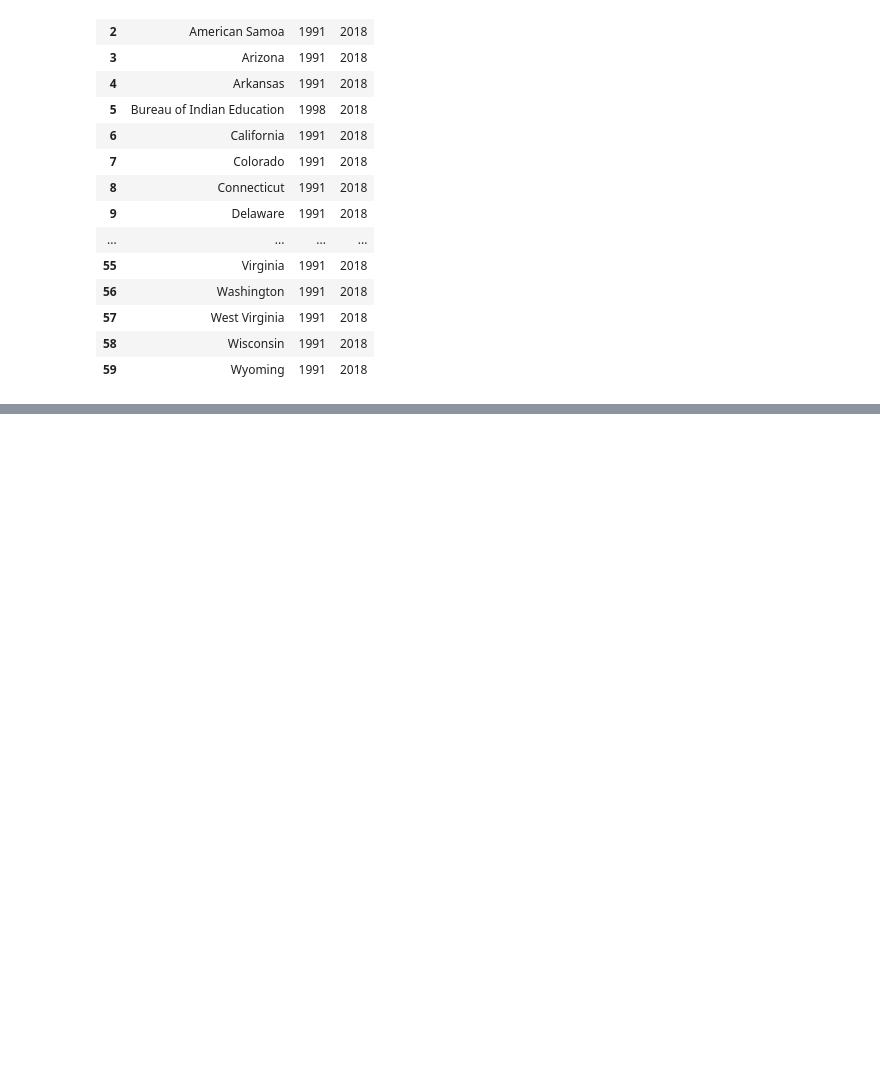
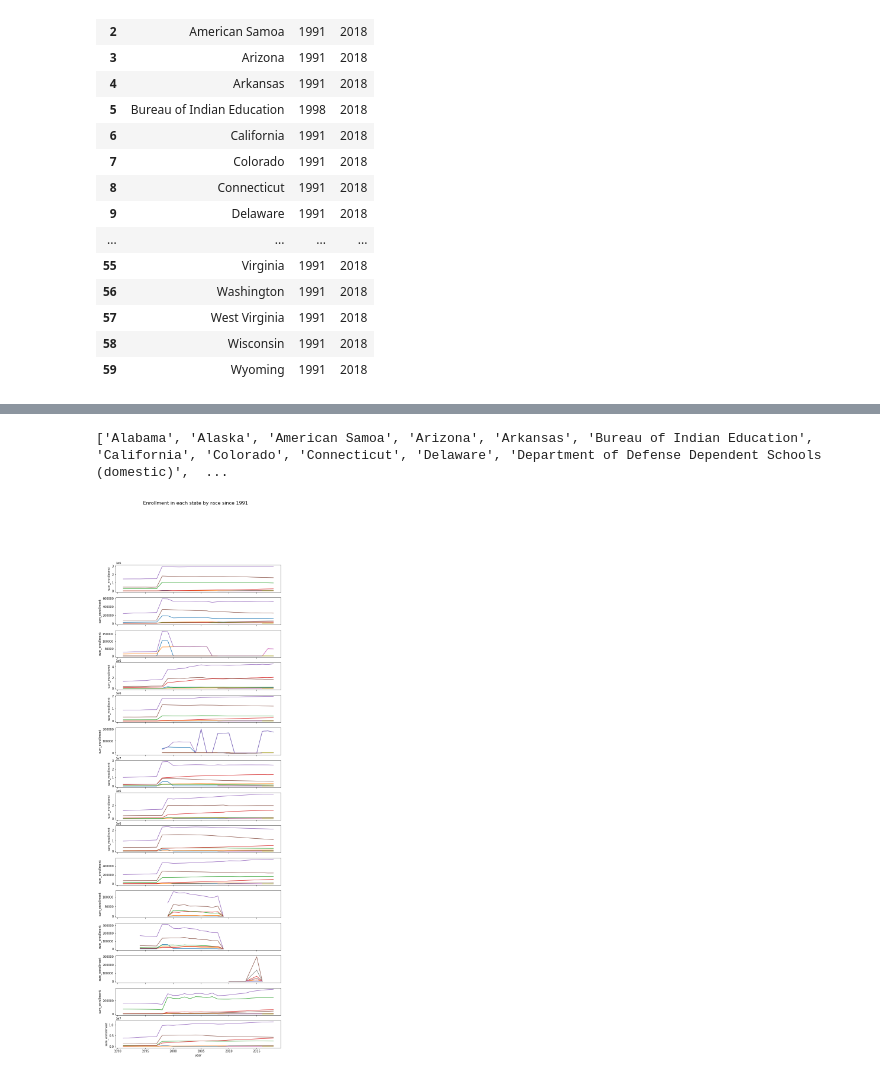
Before and after one commit to apaniagua6/Covid-impact-graduation, a Jupyter notebook: 03-educationdata-dashboards/transformation_instructional_spend.ipynb, the cells around one changed output, grey strips where cells are left out. Drawn from its saved outputs; the diff is of its cells as text; code cells hidden in the pictures; blank space fills up the shorter version.

```diff
--- a/03-educationdata-dashboards/transformation_instructional_spend.ipynb
+++ b/03-educationdata-dashboards/transformation_instructional_spend.ipynb
@@ -210,0 +239,17 @@ df_join_years.to_parquet('instructional_spend_state_starting_1991.parquet.gzip',
+# %%
+state_names = state_by_race.state_name.unique().tolist()
+print(state_names)
+# %% [output]
+['Alabama', 'Alaska', 'American Samoa', 'Arizona', 'Arkansas', 'Bureau of Indian Education', 'California', 'Colorado', 'Connecticut', 'Delaware', 'Department of Defense Dependent Schools (domestic)',  ...
+# %%
+fig, ax = plt.subplots(nrows=len(state_names[0:15]), figsize=(10, 30),
+                      sharex=True, sharey=False)
+for index, state in enumerate(state_names[0:15]):
+    sns.lineplot(x=state_by_race[state_by_race.state_name == state].year,
+             y=state_by_race[state_by_race.state_name == state].sum_enrollment,
+             hue=state_by_race[state_by_race.state_name == state].race_name,
+             ax=ax[index], legend=False)
+fig.suptitle("Enrollment in each state by race since 1991", fontsize=16)
+plt.show()
+# %% [output]
+[figure, added]
```
Also changed, not shown: parts of 21 cells of this notebook, 1 other file.
